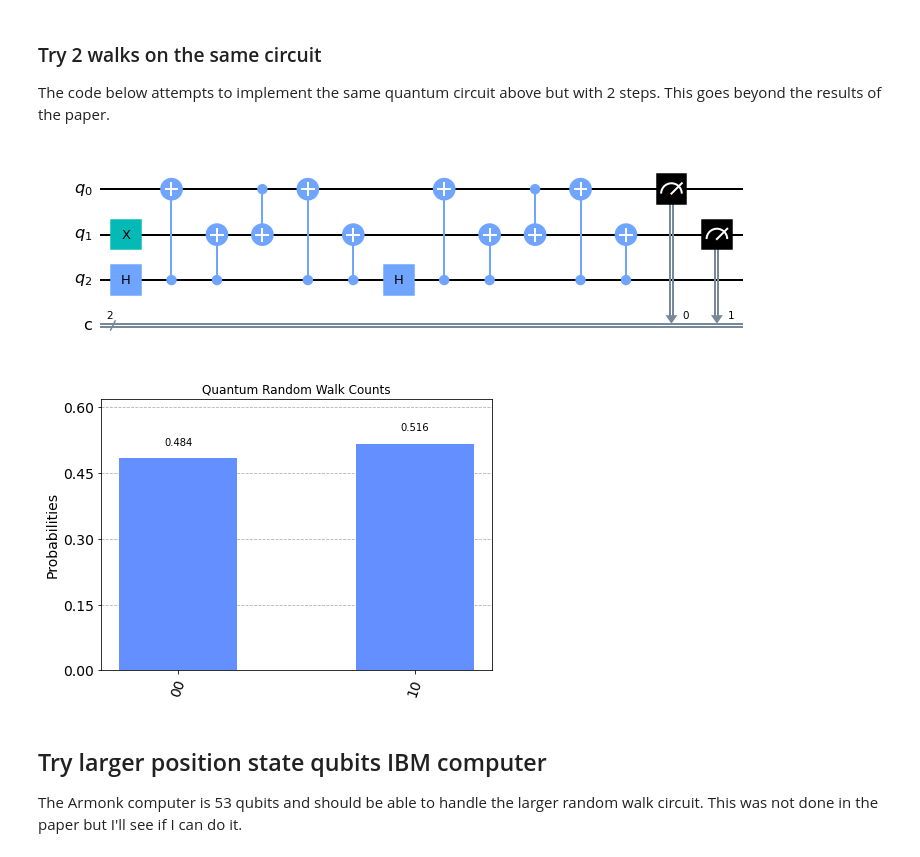
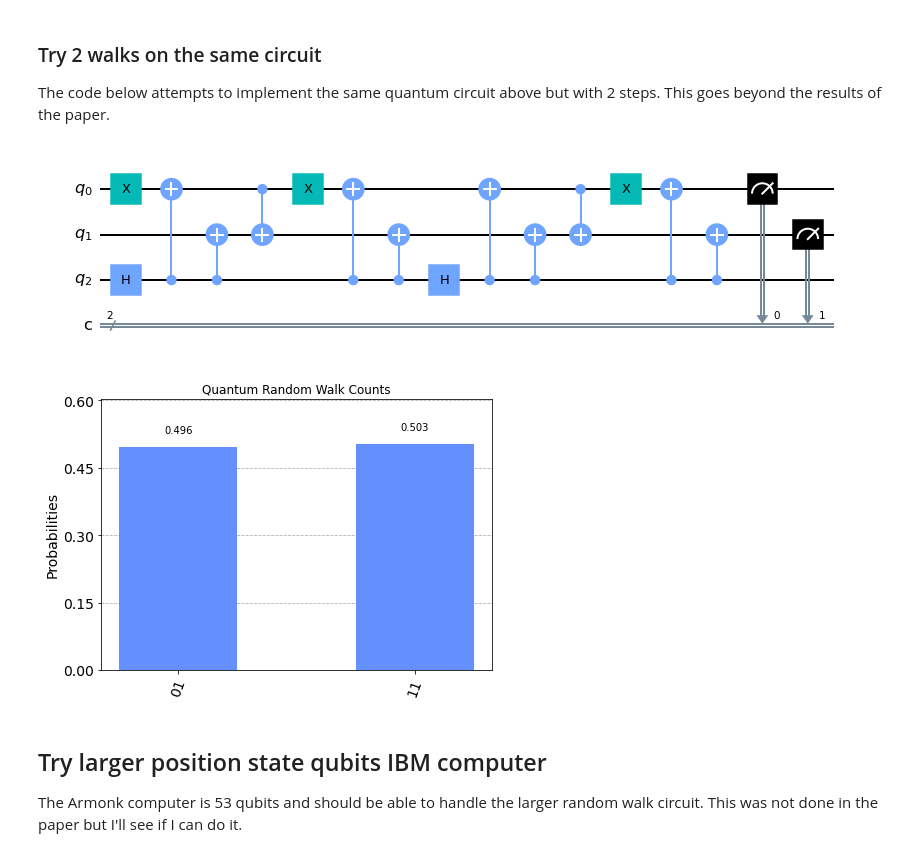
Before and after one commit to bcordone/quantum-random-walk-project, a Jupyter notebook: quantum_random_walk.ipynb, the cells around one changed output. Drawn from its saved outputs; the diff is of its cells as text; code cells hidden in the pictures.

```diff
--- a/quantum_random_walk.ipynb
+++ b/quantum_random_walk.ipynb
@@ -291,29 +325,30 @@ The code below attempts to implement the same quantum circuit above but with 2 s
 # %%
 # figure out what the qubit limit is one the IBM computers that I have access to
 # and then be done with this part of the project
 qc = QuantumCircuit(3, 2)
 q0 = 0
 q1 = 1
 c = 2
 
 # set initial state of this qubit
-qc.x(q1)
+qc.x(q0)
 
-for i in range(1):
+for i in range(2):
 # start of the QRW circuit
     qc.h(c)
     qc.cx(c, q0)
     qc.cx(c, q1)
     qc.cx(q0, q1)
+    qc.x(q0)
     qc.cx(c, q0)
     qc.cx(c, q1)
 # end of single step
 
 # measurement
 qc.measure([q0, q1], [0, 1])
 qc.draw()
 # %% [output]
-[figure, old version]
+[figure, new version]
 # %%
 simulator = Aer.get_backend('aer_simulator')
 
@@ -324,7 +359,7 @@ result = simulator.run(qc, shots = 2000).result()
 counts = result.get_counts(qc)
 plot_histogram(counts, title='Quantum Random Walk Counts')
 # %% [output]
-[figure, old version]
+[figure, new version]
 # %% [markdown]
 ## Try larger position state qubits IBM computer
 The Armonk computer is 53 qubits and should be able to handle the larger random walk circuit.
```
Also changed, not shown: parts of 24 cells of this notebook.
